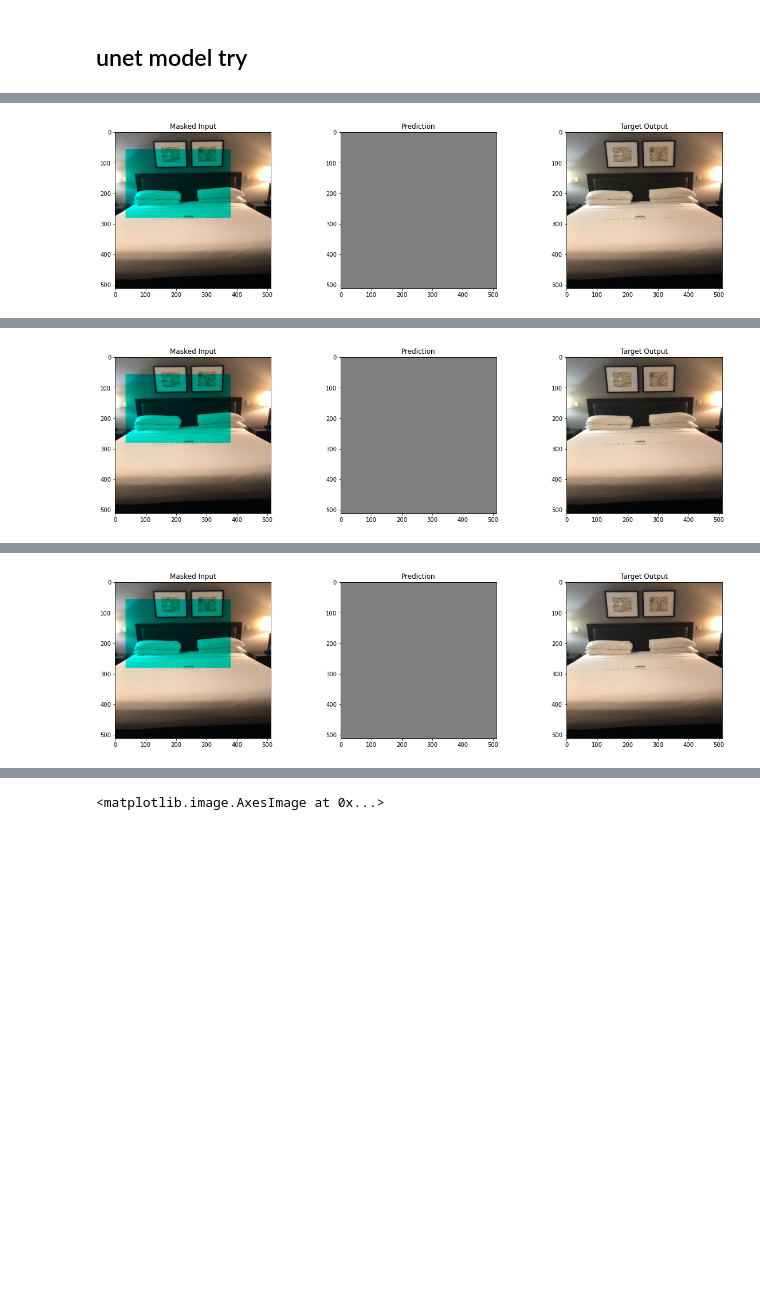
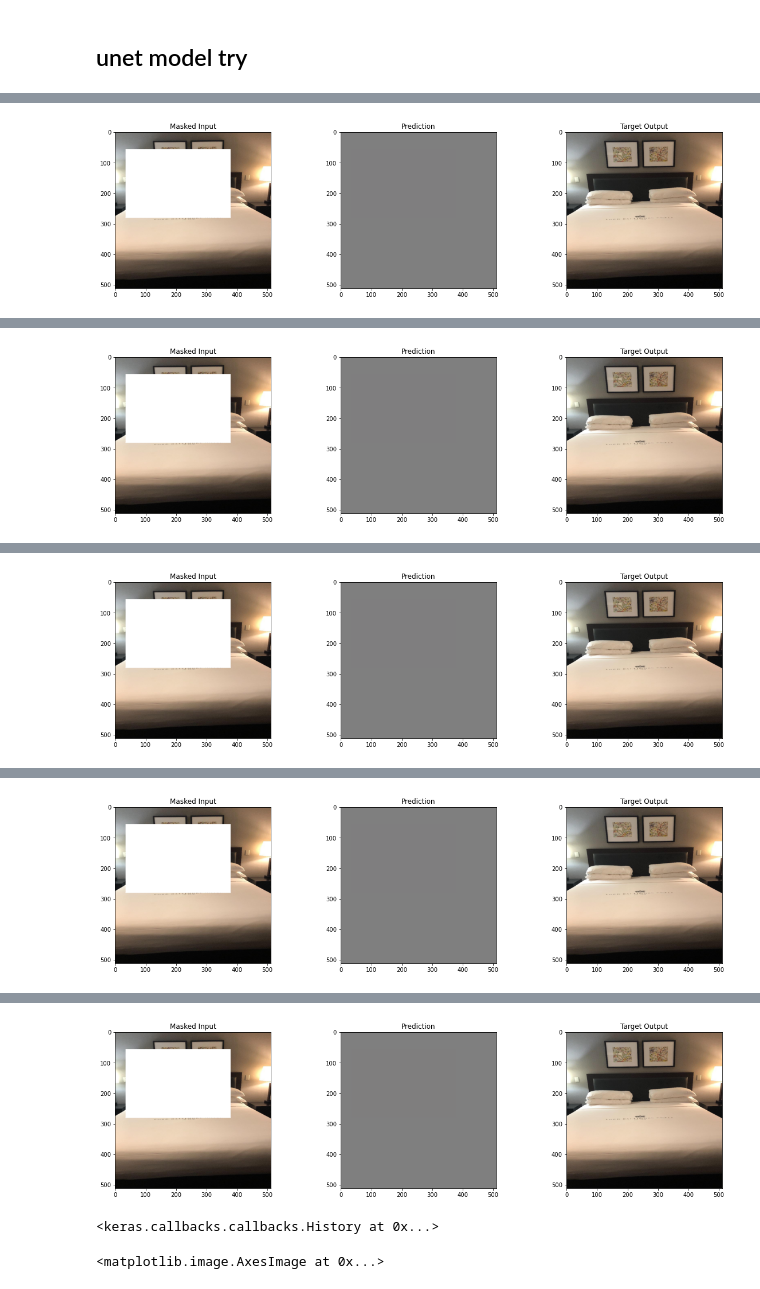
Before and after one commit to RahulS247/Hotel_Recognition-kaggle_challenge, a Jupyter notebook: maskGAN.ipynb, the cells around one changed output, grey strips where cells are left out. Saved outputs shown, nothing was run; the diff lists cells and outputs as text; code cells hidden in the pictures; blank space fills up the shorter version.

```diff
--- a/maskGAN.ipynb
+++ b/maskGAN.ipynb
@@ -72 +104,3 @@ np.unique(mask,return_counts=True)
+# %%
+mask_img = np.stack([R,G,B],-1)
 # %%
@@ -111,6 +128,3 @@ plt.imshow(output_img)
 # %% [output]
 <matplotlib.image.AxesImage at 0x...>
 [figure]
-# %%
-imgm=imgm/255
-mask = imgm[:, :, :] < 1
@@ -140,5 +137,5 @@ np.unique(mask,return_counts=True)
 # %%
 #masked_img = deepcopy(img)
 masked_img = img.copy()
-masked_img[mask==0] = 1
+masked_img[mask==1] = 1
 # %%
@@ -535,14 +508,24 @@ Total params: 65,724,977
 Trainable params: 65,714,097
 Non-trainable params: 10,880
 __________________________________________________________________________________________________
+# %%
+def plot_sample_data(masked, mask, ori, middle_title='Raw Mask'):
+    _, axes = plt.subplots(1, 3, figsize=(20, 5))
+    axes[0].imshow(masked[:,:,:])
+    axes[0].set_title('Masked Input')
+    axes[1].imshow(mask[:,:,:])
+    axes[1].set_title(middle_title)
+    axes[2].imshow(ori[:,:,:])
+    axes[2].set_title('Target Output')
+    plt.show()
 # %%
-model.fit(x= [masked_imgq,maskq],y =imgq, batch_size=len(imgq), epochs=3,callbacks=[ LambdaCallback(
+model.fit(x= [masked_list,mask_list],y =img_list, batch_size=len(img_list), epochs=5,callbacks=[ LambdaCallback(
             on_epoch_end=lambda epoch, logs: plot_sample_data(
                 masked_img,
                 model.predict(
                     [
                         np.expand_dims(masked_img,0),
-                        np.expand_dims(mask,0)
+                        np.expand_dims(mask_img,0)
                     ]
                 )[0]
                 ,
@@ -556 +539 @@ Epoch 1/3
-[figure, old version]
+[figure, new version]
@@ -559 +542 @@ Epoch 2/3
-[figure, old version]
+[figure, new version]
@@ -562 +545 @@ Epoch 3/3
-[figure, old version]
+[figure, new version]
@@ -563,0 +548 @@ Epoch 3/3
+[figure, added]
@@ -564,3 +551,5 @@ Epoch 3/3
+[figure, added]
+<keras.callbacks.callbacks.History at 0x...>
 # %%
 result = model.predict( [np.expand_dims(masked_img,0),
                         np.expand_dims(mask,0)])
```
Also changed, not shown: parts of 54 cells of this notebook.
